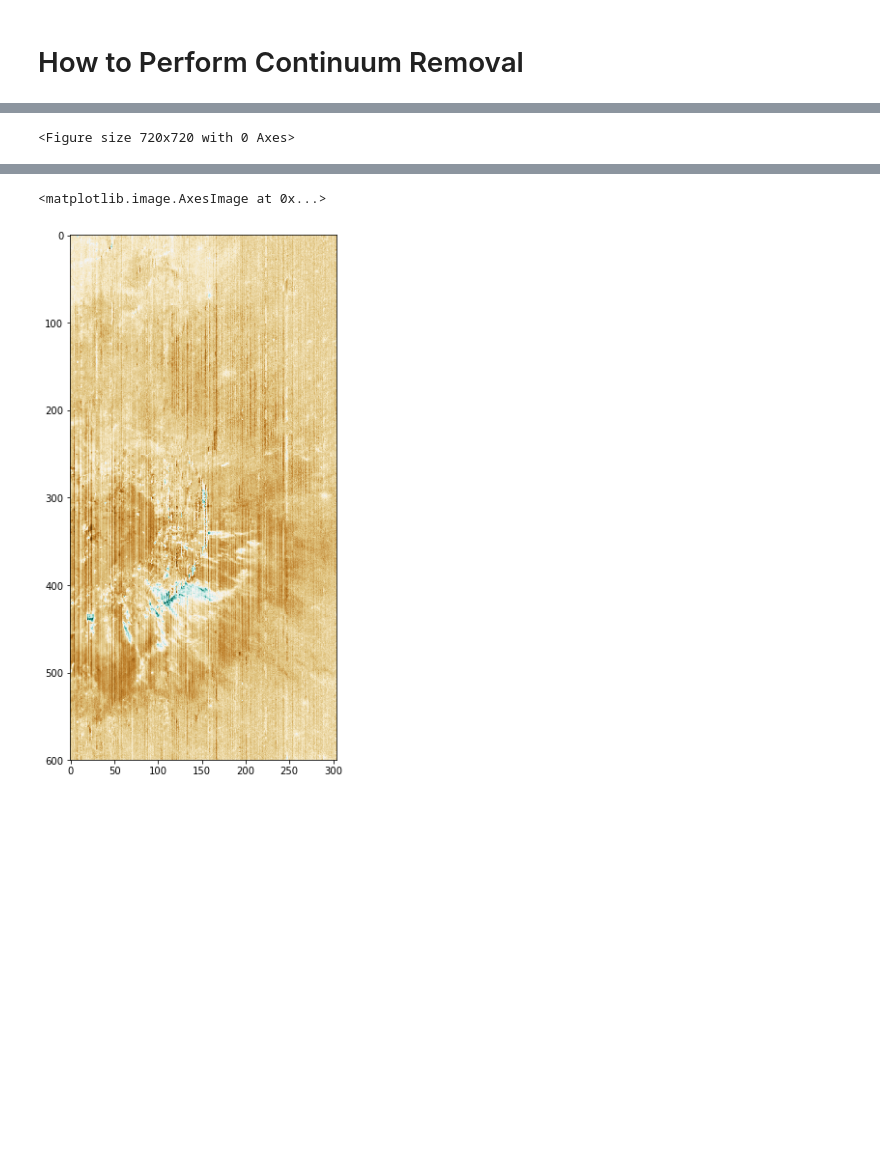
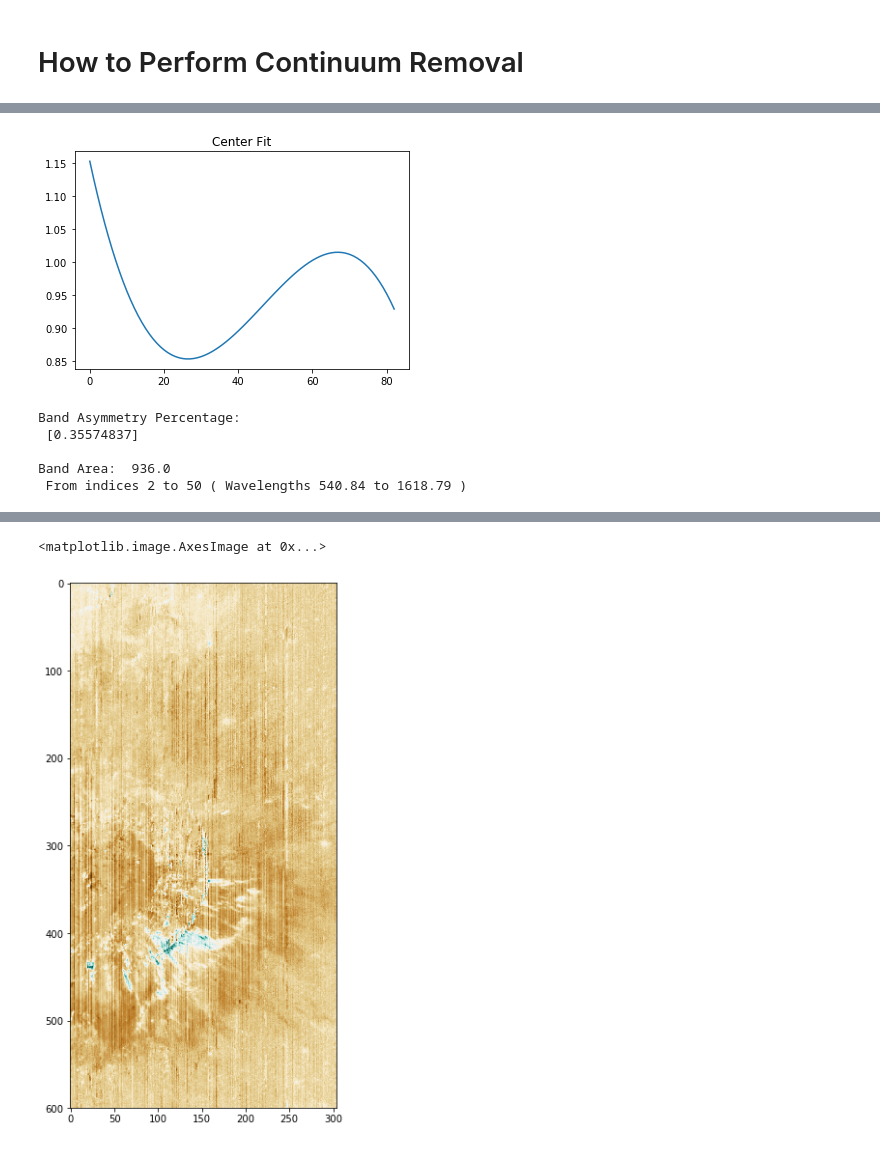
Before and after one commit to jlaura/PyHAT, a Jupyter notebook: notebooks/pyhat_m3_examples_img.ipynb, the cells around one changed output, grey strips where cells are left out. Drawn from its saved outputs; the diff is of its cells as text; code cells hidden in the pictures; blank space fills up the shorter version.

```diff
--- a/notebooks/pyhat_m3_examples_img.ipynb
+++ b/notebooks/pyhat_m3_examples_img.ipynb
@@ -498,7 +690,4 @@ Intensities:
 # %%
-# Set the dimensions of the output picture. (figure)
-figure(1, figsize=(10, 10))
-
 # Since the clip_roi function may require modification to prevent data loss,
 # manually clipping the image will work for now.
 
@@ -523,37 +712,79 @@ min_band_index = 2
 max_band_index = None
 
 min_y_val = 420
-max_y_val = 421
+max_y_val = 424
 
 min_x_val = 108
-max_x_val = 109
+max_x_val = 112
 
 # Obtain the ROI and store it in a variable.
 roi_m3 = clipped_m3[min_band_index:max_band_index, min_y_val:max_y_val, min_x_val:max_x_val]
 
+
+# Function signatures for the horgan algorithms can be found here:
+# https://github.com/USGS-Astrogeology/PyHAT/blob/dev/libpyhat/analytics/analytics.py
+
+#########################################
+# Calculate the index of the band minima.
 minima_wave_index, minima_intensity = band_minima(roi_m3)
-
-# The two examples here use the band_minima and band_area.
-
-# More of the function signatures for the horgan algorithms can be found here:
-# https://github.com/USGS-Astrogeology/PyHAT/blob/dev/libpyhat/analytics/analytics.py
 
 print("Band Minima:\n",
       "Wavelength Index:", minima_wave_index,
       "Wavelength Label:", m3_image.wavelengths[minima_wave_index],
       "Intensity:", minima_intensity)
 
-# Probably better to use wavelength labels, rather than indices here.
-area_index_start = 2
-area_index_end = 50
+############################
+# Calculate the band center.
+# Requires a 1D or 2D array, so I used the continuum-removed version here.
+center_wave_index, center_fit = band_center(avg_intensity_of_roi)
 
-area = band_area(roi_m3,
+print("\nBand Center:\n",
+      "Wavelength Index:", center_wave_index[0],
+      "Wavelength Label:", m3_image.wavelengths[center_wave_index[0]],
+      "\n Center Fit:\n", center_fit)
+
+plot(center_fit)
+title("Center Fit")
+show()
+
+###############################
+# Calculate the band asymmetry.
+asym_start = 540.84
+asym_end = 1618.79
+
+m3_wavelengths = m3_image.wavelengths
+
+# These values find the index of each wavelength, since the band_asymmetry
+# function requires indices, rather than wavelength labels.
+# Note: None can be used here to cover the entire domain.
+asym_index_start = where( m3_wavelengths == asym_start )[0][0]
+asym_index_end = where( m3_wavelengths == asym_end )[0][0]
+
+asymmetric_percentage = band_asymmetry(avg_intensity_of_roi, asym_index_start, asym_index_end)
+
+print("\nBand Asymmetry Percentage:\n",
+      asymmetric_percentage)
+
+#############################################################
+# Calculate the area under the curve between two wavelengths.
+# Select the start and end wavelengths:
+area_wavelength_start = 540.84
+area_wavelength_end = 1618.79
+
+# These values find the index of each wavelength, since the band_area
+# function requires indices, rather than wavelength labels.
+# Note: None can be used here to cover the entire domain.
+area_index_start = where( m3_wavelengths == area_wavelength_start )[0][0]
+area_index_end = where( m3_wavelengths == area_wavelength_end )[0][0]
+
+# This example does not have continuum removed.
+area = band_area(avg_intensity_of_roi,
                  low_endmember=area_index_start,
                  high_endmember=area_index_end)
 
-# Need to figure out how the area is output for labelling purposes.
-print("\nBand Area: ", area, "\n",
-      "From indices", area_index_start, "to", area_index_end)
+print("\nBand Area: ", area[0], "\n",
+      "From indices", area_index_start, "to", area_index_end,
+      "( Wavelengths", area_wavelength_start, "to", area_wavelength_end, ")")
 # %% [output]
 Band Minima:
  Wavelength Index: [21] Wavelength Label: [1009.95] Intensity: 0.030038886
@@ -563 +809,6 @@ Band Area:  [1152.    0.    0.]
+[figure, added]
-<Figure size 720x720 with 0 Axes>
+Band Asymmetry Percentage:
+ [0.35574837]
+
+Band Area:  936.0
+ From indices 2 to 50 ( Wavelengths 540.84 to 1618.79 )
```
Also changed, not shown: parts of 15 cells of this notebook.
